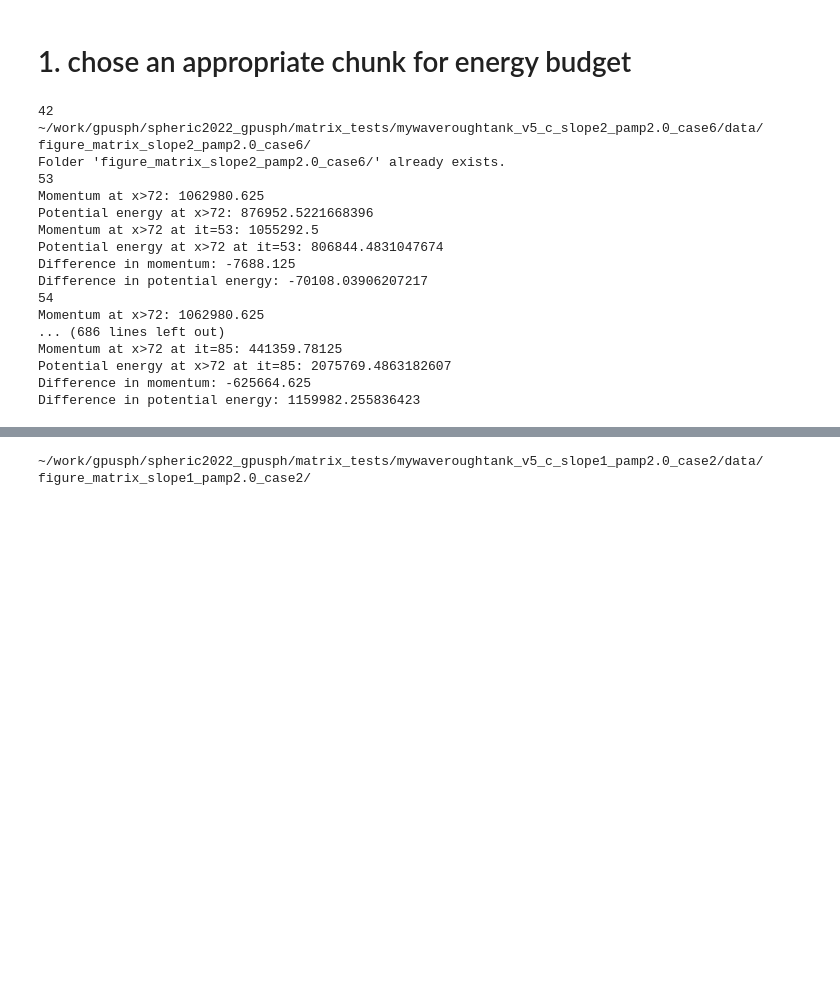
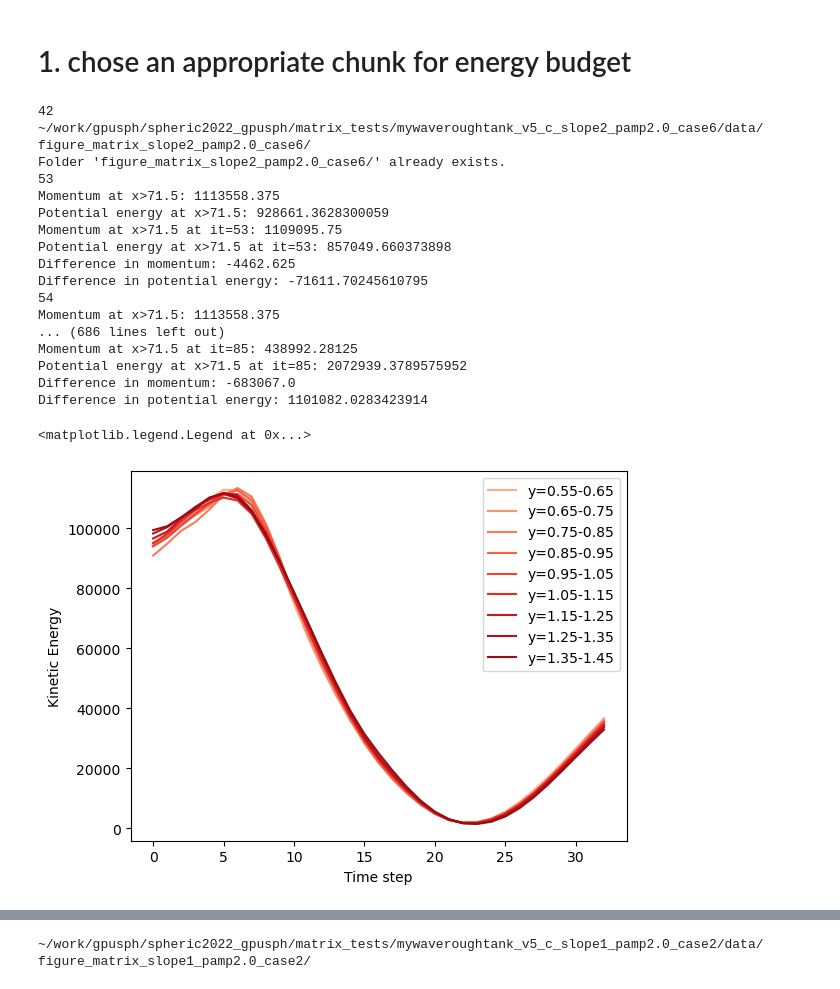
Before and after one commit to xliu-ocean/next_gpusph, a Jupyter notebook: plotting/MYWaveRoughTank_matrix/Energy_budget_v4_20260714.ipynb, the cells around one changed output, grey strips where cells are left out. Cells and saved outputs as stored; diff of their text form; code cells hidden in the pictures; blank space fills up the shorter version.

```diff
--- a/plotting/MYWaveRoughTank_matrix/Energy_budget_v4_20260714.ipynb
+++ b/plotting/MYWaveRoughTank_matrix/Energy_budget_v4_20260714.ipynb
@@ -132,44 +133,55 @@ def analyze_cob_energy_snapshot(Case_folder, i, x_cob, x_cob2, ref_step):
     # mass = data['Mass']
 
     mask_wall = (y >= 0.95) & (y <= 1.05) & (pty == 1) & (x >= xend1) & (x <= xend2) & (z >= zend1) & (z <= zend2)
-    # mask_mom = (y >= 0.95) & (y <= 1.05) & (pty == 0) & (x >= x_cob)
     # mask_mom = (y >= 0.95) & (y <= 1.05) & (pty == 0) & (x >= x_cob-9) & (x < x_cob)
     mask_mom = (y >= 0.55) & (y <= 1.45) & (pty == 0) & (x >= x_cob-9) & (x < x_cob)
     mask2_mom = (y >= 0.95) & (y <= 1.05) & (pty == 0) & (x >= x_cob2)& (x < x_cob)
+
+
+    data2 = pv.read(f'{Case_folder}PART_{ref_step:05d}.vtp')
+    pid2 = data2['Part id']
+    pid2_mom = pid[mask2_mom]
+    mask3 = np.zeros_like(pid2, dtype=bool)
+    mask3[np.isin(pid2, pid2_mom)] = True
+    vel3 = data2['Velocity'][mask3]
+    x3 = data2.points[:, 0][mask3]
+    z3 = data2.points[:, 2][mask3]
+    xsec_wall = x[mask_wall]
+    # ysec_wall = y[mask_wall]
+    zsec_wall = z[mask_wall]
+
+    # mom_cob_0_list = []
+    # pe_cob_0_list = []
+    # for y1 in np.arange(0.55, 1.45, 0.1):
+    #     # mask_mom = (y >= 0.95) & (y <= 1.05) & (pty == 0) & (x >= x_cob)
+    #     mask_mom = (y >= y1) & (y <= y1 + 0.1) & (pty == 0) & (x >= x_cob)
 
     vel_mom = vel[mask_mom]
     # x_mom = x[mask_mom]
     z_mom = z[mask_mom]
     pid_mom = pid[mask_mom]
-    pid2_mom = pid[mask2_mom]
     mom_cob = np.sum(0.5 * (vel_mom[:, 0] ** 2 + vel_mom[:, 1] ** 2 + vel_mom[:, 2] ** 2))
     pe_cob = np.sum(9.81 * (z_mom - 1.7))
 
-    data2 = pv.read(f'{Case_folder}PART_{ref_step:05d}.vtp')
-    pid2 = data2['Part id']
     mask2 = np.zeros_like(pid2, dtype=bool)
-    mask3 = np.zeros_like(pid2, dtype=bool)
     # pid_mom is a subset array; use membership test instead of direct == comparison
     mask2[np.isin(pid2, pid_mom)] = True
-    mask3[np.isin(pid2, pid2_mom)] = True
 
     vel2 = data2['Velocity'][mask2]
     x2 = data2.points[:, 0][mask2]
     z2 = data2.points[:, 2][mask2]
     mom_cob_0 = np.sum(0.5 * (vel2[:, 0] ** 2 + vel2[:, 1] ** 2 + vel2[:, 2] ** 2))
     pe_cob_0 = np.sum(9.81 * (data2.points[:, 2][mask2] - 1.7))
-    vel3 = data2['Velocity'][mask3]
-    x3 = data2.points[:, 0][mask3]
-    z3 = data2.points[:, 2][mask3]
+    #     mom_cob_0_list.append(mom_cob_0)
+    #     pe_cob_0_list.append(pe_cob_0)
+    # mom_cob_0_array = np.array(mom_cob_0_list)
+    # pe_cob_0_array = np.array(pe_cob_0_list)
 
     # xsec = x[mask]
     # ysec = y[mask]
     # zsec = z[mask]
     # pidsec = pid[mask]
     # prssec = prs[mask]
-    xsec_wall = x[mask_wall]
-    # ysec_wall = y[mask_wall]
-    zsec_wall = z[mask_wall]
 
     return {
         'pid_mom': pid_mom,
@@ -216,7 +228,7 @@ for icase in CASE_NUM:
         print(i)
         # x_cob = 45
         # x_cob2 = 35
-        x_cob = 72
+        x_cob = 71.5
         x_cob2 = 35
         ref_step = i
 
@@ -258,16 +270,32 @@ for icase in CASE_NUM:
 ~/work/gpusph/spheric2022_gpusph/matrix_tests/mywaveroughtank_v5_c_slope2_pamp2.0_case6/data/ figure_matrix_slope2_pamp2.0_case6/
 Folder 'figure_matrix_slope2_pamp2.0_case6/' already exists.
 53
-Momentum at x>72: 1062980.625
-Potential energy at x>72: 876952.5221668396
-Momentum at x>72 at it=53: 1055292.5
-Potential energy at x>72 at it=53: 806844.4831047674
-Difference in momentum: -7688.125
-Difference in potential energy: -70108.03906207217
+Momentum at x>71.5: 1113558.375
+Potential energy at x>71.5: 928661.3628300059
+Momentum at x>71.5 at it=53: 1109095.75
+Potential energy at x>71.5 at it=53: 857049.660373898
+Difference in momentum: -4462.625
+Difference in potential energy: -71611.70245610795
 54
-Momentum at x>72: 1062980.625
+Momentum at x>71.5: 1113558.375
 ... (686 lines left out)
-Momentum at x>72 at it=85: 441359.78125
-Potential energy at x>72 at it=85: 2075769.4863182607
-Difference in momentum: -625664.625
-Difference in potential energy: 1159982.255836423
+Momentum at x>71.5 at it=85: 438992.28125
+Potential energy at x>71.5 at it=85: 2072939.3789575952
+Difference in momentum: -683067.0
+Difference in potential energy: 1101082.0283423914
+# %%
+pe_cob_0_list_all_a = np.array(pe_cob_0_list_all)
+ke_cob_0_list_all_a = np.array(ke_cob_0_list_all)
+# plt.plot(pe_cob_0_list_all_a[0])
+# plt.plot(ke_cob_0_list_all_a[0])
+cmap = plt.cm.Reds
+colors = cmap(np.linspace(0.3, 0.9, ke_cob_0_list_all_a[0,0].shape[0]))
+
+for i, c in enumerate(colors):
+    plt.plot(ke_cob_0_list_all_a[0,:,i], color=c, label=f"y={0.55 + i*0.1:.2f}-{0.65 + i*0.1:.2f}")
+plt.xlabel("Time step")
+plt.ylabel("Kinetic Energy")
+plt.legend()
+# %% [output]
+<matplotlib.legend.Legend at 0x...>
+[figure, added]
```
Also changed, not shown: parts of 6 cells of this notebook.
